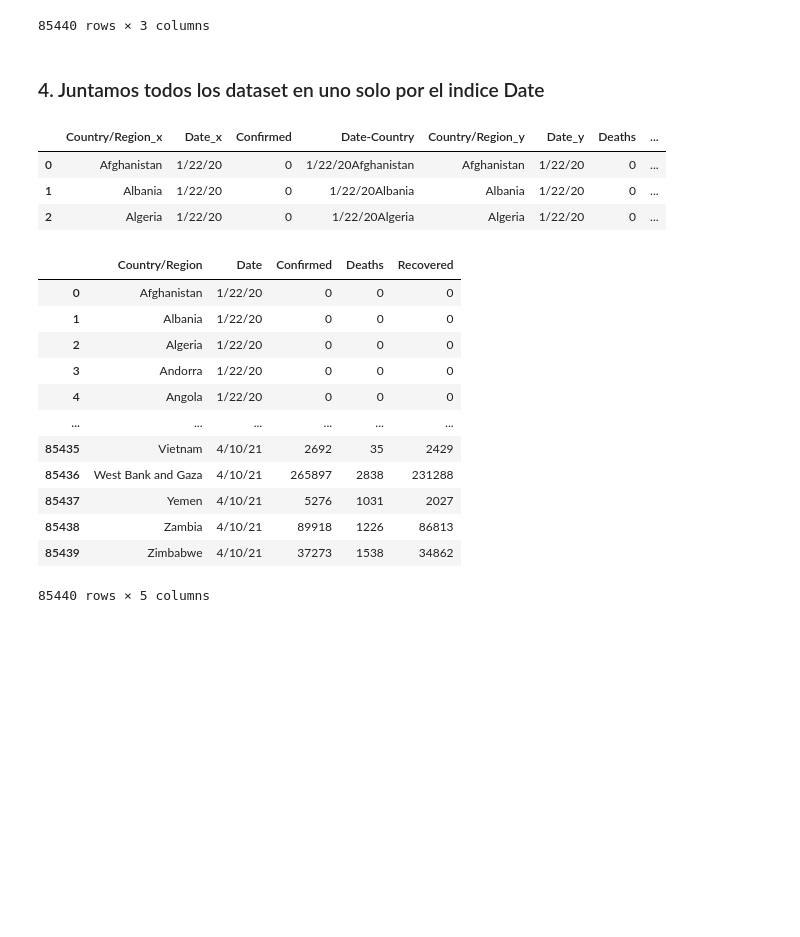
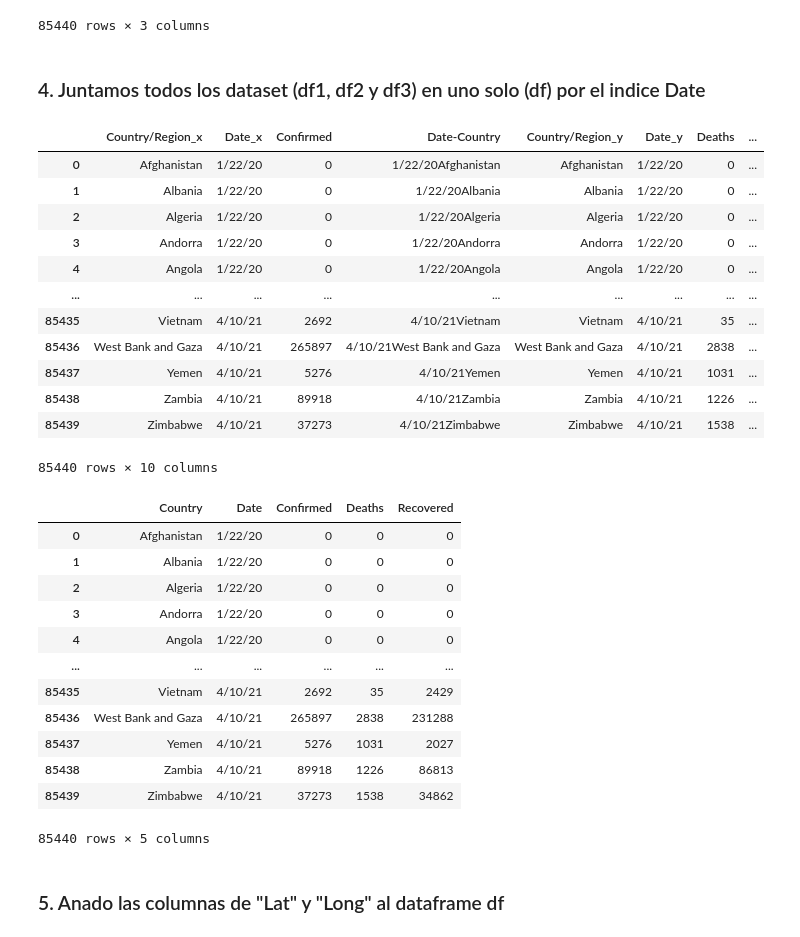
Before and after one commit to ParraCode/Core_Mid_Project-, a Jupyter notebook: data/data_cleaning.ipynb, the cells around one changed output. Saved outputs shown, nothing was run; the diff lists cells and outputs as text; code cells hidden in the pictures; blank space fills up the shorter version.

Commit message:
Feat: DataFrame datos core mas geograficos terminado. Reestructuracion de Carpertas ok

```diff
--- a/data/data_cleaning.ipynb
+++ b/data/data_cleaning.ipynb
@@ -11,5 +11,5 @@ import re
 # %% [markdown]
 ### 1. Limpieza DataSet `confirmed_global.csv`
 # %%
-df1 = pd.read_csv("confirmed_global.csv")
+df1 = pd.read_csv("data_core/confirmed_global.csv")
 # %% [markdown]
@@ -131,5 +131,5 @@ df1.set_index('Date-Country')
 # %%
-df2 = pd.read_csv("deaths_global.csv")
+df2 = pd.read_csv("data_core/deaths_global.csv")
 df2 = df2.drop(['Province/State'], axis=1)
 df2 = df2.drop(['Lat'], axis=1)
 df2 = df2.drop(['Long'], axis=1)
@@ -162,5 +162,5 @@ df2.set_index('Date-Country')
 # %%
-df3 = pd.read_csv("recovered_global.csv")
+df3 = pd.read_csv("data_core/recovered_global.csv")
 df3 = df3.drop(['Province/State'], axis=1)
 df3 = df3.drop(['Lat'], axis=1)
 df3 = df3.drop(['Long'], axis=1)
@@ -186,31 +186,39 @@ df3.set_index('Date-Country')
 | 4/10/21Zimbabwe | Zimbabwe | 4/10/21 | 34862 |
 85440 rows × 3 columns
 # %% [markdown]
-### 4. Juntamos todos los dataset en uno solo por el indice Date
+### 4. Juntamos todos los dataset (df1, df2 y df3) en uno solo (df) por el indice Date
 # %%
-
 # Creo un primer dataframe final (df_f1), mergeando df1 y df2 por 'Date-Country'
-df_f1 = pd.merge(df1, df2 , how='left', on='Date-Country')
+df = pd.merge(df1, df2 , how='left', on='Date-Country')
 
 # Creo un sefundo dataframe final, mergeando el anterior dataframe (df_f1) y df3 por 'Date-Country'
-df_f2 = pd.merge(df_f1, df3 , how='left', on='Date-Country')
+df = pd.merge(df, df3 , how='left', on='Date-Country')
 
-df_f2.head(3)
+df
 # %% [output]
 |  | Country/Region_x | Date_x | Confirmed | Date-Country | Country/Region_y | Date_y | Deaths | ... |
 | 0 | Afghanistan | 1/22/20 | 0 | 1/22/20Afghanistan | Afghanistan | 1/22/20 | 0 | ... |
 | 1 | Albania | 1/22/20 | 0 | 1/22/20Albania | Albania | 1/22/20 | 0 | ... |
 | 2 | Algeria | 1/22/20 | 0 | 1/22/20Algeria | Algeria | 1/22/20 | 0 | ... |
+| 3 | Andorra | 1/22/20 | 0 | 1/22/20Andorra | Andorra | 1/22/20 | 0 | ... |
+| 4 | Angola | 1/22/20 | 0 | 1/22/20Angola | Angola | 1/22/20 | 0 | ... |
+| ... | ... | ... | ... | ... | ... | ... | ... | ... |
+| 85435 | Vietnam | 4/10/21 | 2692 | 4/10/21Vietnam | Vietnam | 4/10/21 | 35 | ... |
+| 85436 | West Bank and Gaza | 4/10/21 | 265897 | 4/10/21West Bank and Gaza | West Bank and Gaza | 4/10/21 | 2838 | ... |
+| 85437 | Yemen | 4/10/21 | 5276 | 4/10/21Yemen | Yemen | 4/10/21 | 1031 | ... |
+| 85438 | Zambia | 4/10/21 | 89918 | 4/10/21Zambia | Zambia | 4/10/21 | 1226 | ... |
+| 85439 | Zimbabwe | 4/10/21 | 37273 | 4/10/21Zimbabwe | Zimbabwe | 4/10/21 | 1538 | ... |
+85440 rows × 10 columns
 # %%
 #Elimino las columnas duplicadas
-df_f2 = df_f2.drop(['Date-Country','Country/Region_y','Date_y', 'Country/Region_x','Date_x'], axis=1)
+df = df.drop(['Date-Country','Country/Region_y','Date_y', 'Country/Region_x','Date_x'], axis=1)
 
 # Reordeno las Columnas
-df_f2 = df_f2[['Country/Region','Date','Confirmed','Deaths','Recovered']]
-
-df_f2.head(3)
+df = df[['Country/Region','Date','Confirmed','Deaths','Recovered']]
+df = df.rename(columns={'Country/Region':'Country'})
+df
 # %% [output]
-|  | Country/Region | Date | Confirmed | Deaths | Recovered |
+|  | Country | Date | Confirmed | Deaths | Recovered |
 | 0 | Afghanistan | 1/22/20 | 0 | 0 | 0 |
 | 1 | Albania | 1/22/20 | 0 | 0 | 0 |
 | 2 | Algeria | 1/22/20 | 0 | 0 | 0 |
@@ -225,0 +236,2 @@ df_f2.head(3)
+# %% [markdown]
+### 5. Anado las columnas de "Lat" y "Long" al dataframe df
```
Also changed, not shown: parts of 29 cells of this notebook, 9 other files.
